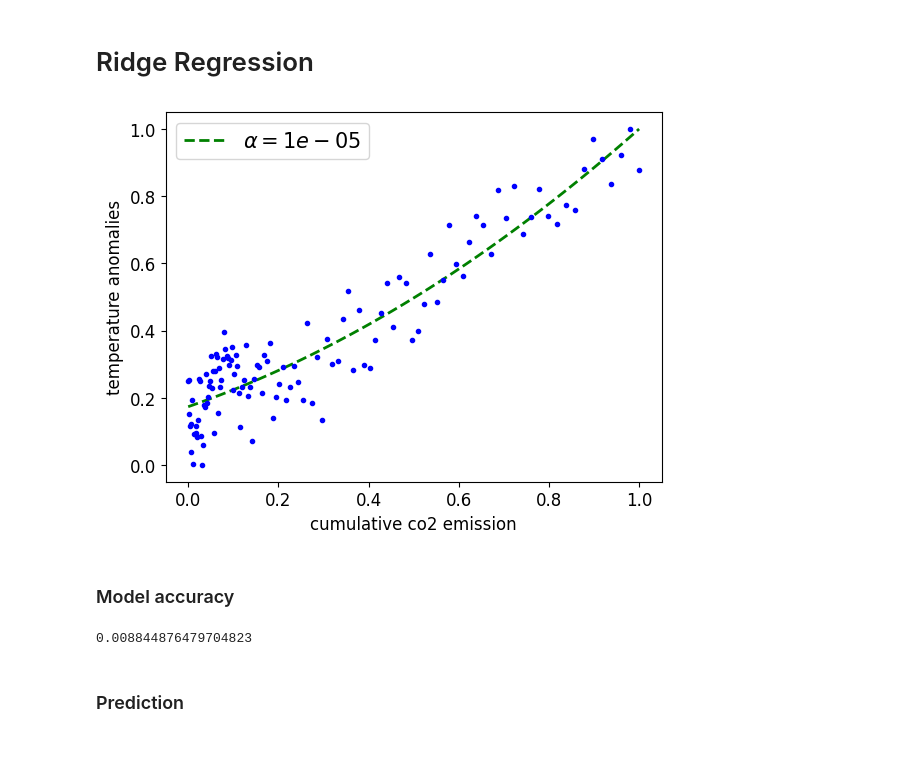
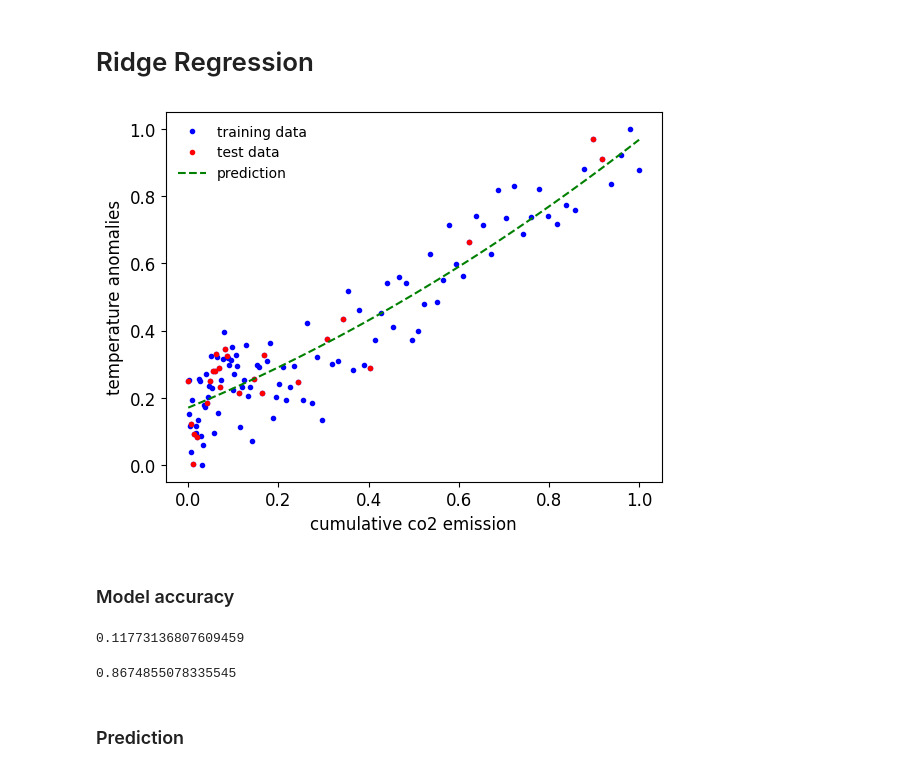
Before and after one commit to torczuk/earth-temperature-ml, a Jupyter notebook: source/linear-regression.ipynb, the cells around one changed output. Cells and saved outputs as stored; diff of their text form; code cells hidden in the pictures.

```diff
--- a/source/linear-regression.ipynb
+++ b/source/linear-regression.ipynb
@@ -467,46 +521,51 @@ plt.show()
 # %%
 from sklearn.linear_model import Ridge
 from sklearn.linear_model import LinearRegression
 from sklearn.pipeline import Pipeline
 from sklearn.preprocessing import PolynomialFeatures
 from sklearn.preprocessing import StandardScaler
 from sklearn.pipeline import Pipeline
 
 
 X_train, X_val, Y_train, Y_val = train_test_split(X, Y, test_size = 0.2)
 
 X_new = np.linspace(0, 1, 100).reshape(100, 1)
 y = Y
 
 alpha = 10**-5
 
 style = "--g"
 model = Pipeline([
         ("poly_features", PolynomialFeatures(degree=2, include_bias=False)),
         ("std_scaler", StandardScaler()),
         ("regul_reg", Ridge(alpha, random_state=42)),
     ])
 model.fit(X_train, Y_train)
 y_new_regul = model.predict(X_new)
 lw = 2 if alpha > 0 else 1
-plt.plot(X_new, y_new_regul, style, linewidth=lw, label=r"$\alpha = {}$".format(alpha))
+# plt.plot(X_new, y_new_regul, style, linewidth=lw, label=r"$\alpha = {}$".format(alpha))
 
-plt.plot(X, y, "b.", linewidth=3)
-plt.legend(loc="upper left", fontsize=15)
+plt.plot(X, Y, "b.", label = "training data")
+plt.plot(X_val, Y_val, "r.", label = "test data")
+plt.plot(X_new,Y_new, "g--", label = "prediction")
 plt.xlabel("cumulative co2 emission", fontsize=12)
 plt.ylabel("temperature anomalies", rotation=90, fontsize=12)
+legend=plt.legend(loc="upper left", fontsize=10, frameon=False)
+plt.savefig('ridge-regression.png')
 plt.show()
-# plt.savefig('ridge-regression.png')
 # %% [output]
-[figure, old version]
+[figure, new version]
 # %% [markdown]
 ### Model accuracy
 # %%
-Y_val_predict = model.predict(X_val)
+from sklearn.metrics import mean_squared_error
+from sklearn.metrics import mean_absolute_error
 
-mean_squared_error(Y_val ,Y_val_predict)
+print(mean_squared_error(Y_val ,Y_val_predict))
+model.score(X,Y)
 # %% [output]
-0.008844876479704823
+0.11773136807609459
+0.8674855078335545
 # %% [markdown]
 ### Prediction
 # %%
```
Also changed, not shown: parts of 21 cells of this notebook, 16 other files.
